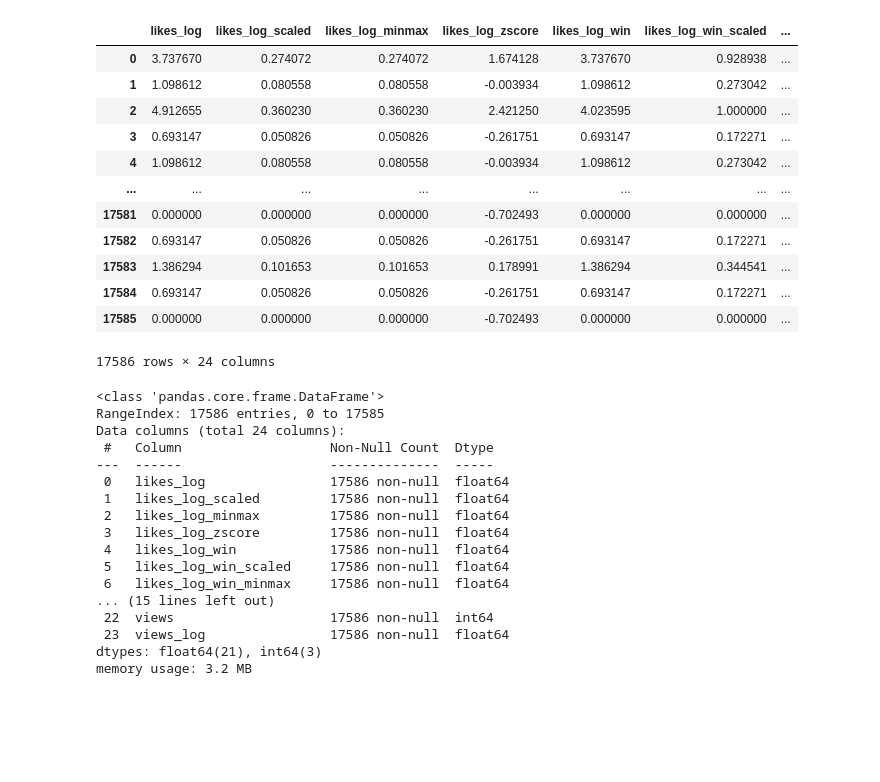
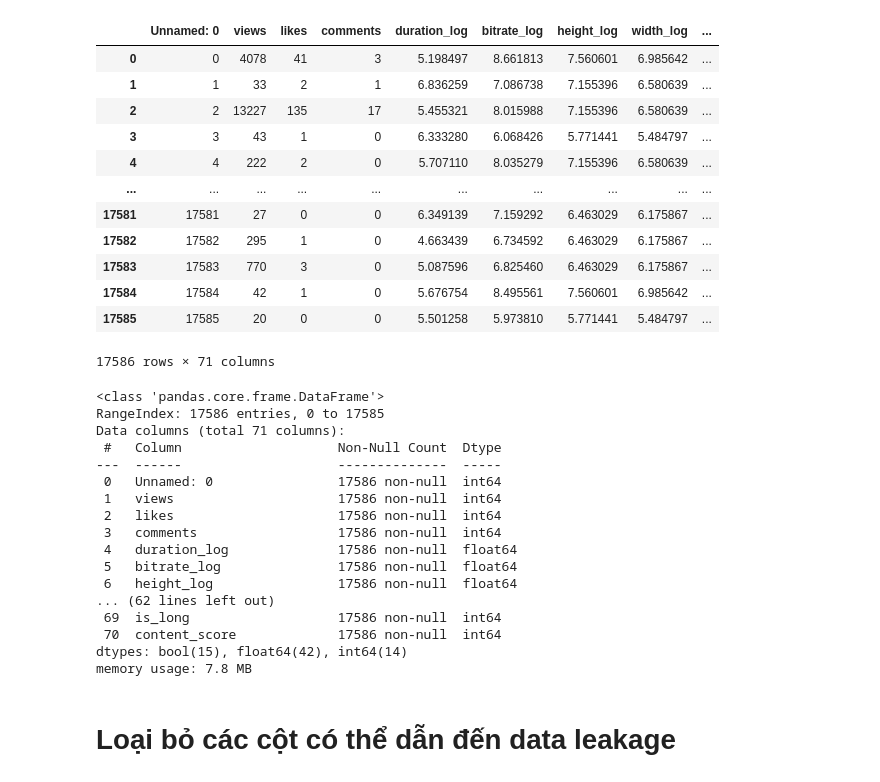
Before and after one commit to DangVanVy23521825/PTDLTQ-IE313, a Jupyter notebook: notebooks/4.0.LinearRegression_Modeling.ipynb, the cells around one changed output. Saved outputs shown, nothing was run; the diff lists cells and outputs as text; code cells hidden in the pictures; blank space fills up the shorter version.

```diff
--- a/notebooks/4.0.LinearRegression_Modeling.ipynb
+++ b/notebooks/4.0.LinearRegression_Modeling.ipynb
@@ -9,37 +13,37 @@ from sklearn.metrics import mean_squared_error, r2_score
 # %%
-modeling_data = pd.read_csv('../data/modeling_data.csv', sep = ',')
+modeling_data = pd.read_csv('../data/final_youtube.csv', sep = ',')
 modeling_data
 # %% [output]
-|  | likes_log | likes_log_scaled | likes_log_minmax | likes_log_zscore | likes_log_win | likes_log_win_scaled | ... |
-| 0 | 3.737670 | 0.274072 | 0.274072 | 1.674128 | 3.737670 | 0.928938 | ... |
-| 1 | 1.098612 | 0.080558 | 0.080558 | -0.003934 | 1.098612 | 0.273042 | ... |
-| 2 | 4.912655 | 0.360230 | 0.360230 | 2.421250 | 4.023595 | 1.000000 | ... |
-| 3 | 0.693147 | 0.050826 | 0.050826 | -0.261751 | 0.693147 | 0.172271 | ... |
-| 4 | 1.098612 | 0.080558 | 0.080558 | -0.003934 | 1.098612 | 0.273042 | ... |
-| ... | ... | ... | ... | ... | ... | ... | ... |
-| 17581 | 0.000000 | 0.000000 | 0.000000 | -0.702493 | 0.000000 | 0.000000 | ... |
-| 17582 | 0.693147 | 0.050826 | 0.050826 | -0.261751 | 0.693147 | 0.172271 | ... |
-| 17583 | 1.386294 | 0.101653 | 0.101653 | 0.178991 | 1.386294 | 0.344541 | ... |
-| 17584 | 0.693147 | 0.050826 | 0.050826 | -0.261751 | 0.693147 | 0.172271 | ... |
-| 17585 | 0.000000 | 0.000000 | 0.000000 | -0.702493 | 0.000000 | 0.000000 | ... |
+|  | Unnamed: 0 | views | likes | comments | duration_log | bitrate_log | height_log | width_log | ... |
+| 0 | 0 | 4078 | 41 | 3 | 5.198497 | 8.661813 | 7.560601 | 6.985642 | ... |
+| 1 | 1 | 33 | 2 | 1 | 6.836259 | 7.086738 | 7.155396 | 6.580639 | ... |
+| 2 | 2 | 13227 | 135 | 17 | 5.455321 | 8.015988 | 7.155396 | 6.580639 | ... |
+| 3 | 3 | 43 | 1 | 0 | 6.333280 | 6.068426 | 5.771441 | 5.484797 | ... |
+| 4 | 4 | 222 | 2 | 0 | 5.707110 | 8.035279 | 7.155396 | 6.580639 | ... |
+| ... | ... | ... | ... | ... | ... | ... | ... | ... | ... |
+| 17581 | 17581 | 27 | 0 | 0 | 6.349139 | 7.159292 | 6.463029 | 6.175867 | ... |
+| 17582 | 17582 | 295 | 1 | 0 | 4.663439 | 6.734592 | 6.463029 | 6.175867 | ... |
+| 17583 | 17583 | 770 | 3 | 0 | 5.087596 | 6.825460 | 6.463029 | 6.175867 | ... |
+| 17584 | 17584 | 42 | 1 | 0 | 5.676754 | 8.495561 | 7.560601 | 6.985642 | ... |
+| 17585 | 17585 | 20 | 0 | 0 | 5.501258 | 5.973810 | 5.771441 | 5.484797 | ... |
-17586 rows × 24 columns
+17586 rows × 71 columns
 # %%
 modeling_data.info()
 # %% [output]
 <class 'pandas.core.frame.DataFrame'>
 RangeIndex: 17586 entries, 0 to 17585
-Data columns (total 24 columns):
- #   Column                   Non-Null Count  Dtype
----  ------                   --------------  -----
- 0   likes_log                17586 non-null  float64
- 1   likes_log_scaled         17586 non-null  float64
- 2   likes_log_minmax         17586 non-null  float64
- 3   likes_log_zscore         17586 non-null  float64
- 4   likes_log_win            17586 non-null  float64
- 5   likes_log_win_scaled     17586 non-null  float64
- 6   likes_log_win_minmax     17586 non-null  float64
-... (15 lines left out)
- 22  views                    17586 non-null  int64
- 23  views_log                17586 non-null  float64
-dtypes: float64(21), int64(3)
-memory usage: 3.2 MB
+Data columns (total 71 columns):
+ #   Column                    Non-Null Count  Dtype
+---  ------                    --------------  -----
+ 0   Unnamed: 0                17586 non-null  int64
+ 1   views                     17586 non-null  int64
+ 2   likes                     17586 non-null  int64
+ 3   comments                  17586 non-null  int64
+ 4   duration_log              17586 non-null  float64
+ 5   bitrate_log               17586 non-null  float64
+ 6   height_log                17586 non-null  float64
+... (62 lines left out)
+ 69  is_long                   17586 non-null  int64
+ 70  content_score             17586 non-null  int64
+dtypes: bool(15), float64(42), int64(14)
+memory usage: 7.8 MB
@@ -52,0 +50,2 @@ feature_cols = [
+# %% [markdown]
+# Loại bỏ các cột có thể dẫn đến data leakage
```
Also changed, not shown: parts of 15 cells of this notebook, 4 other files.
